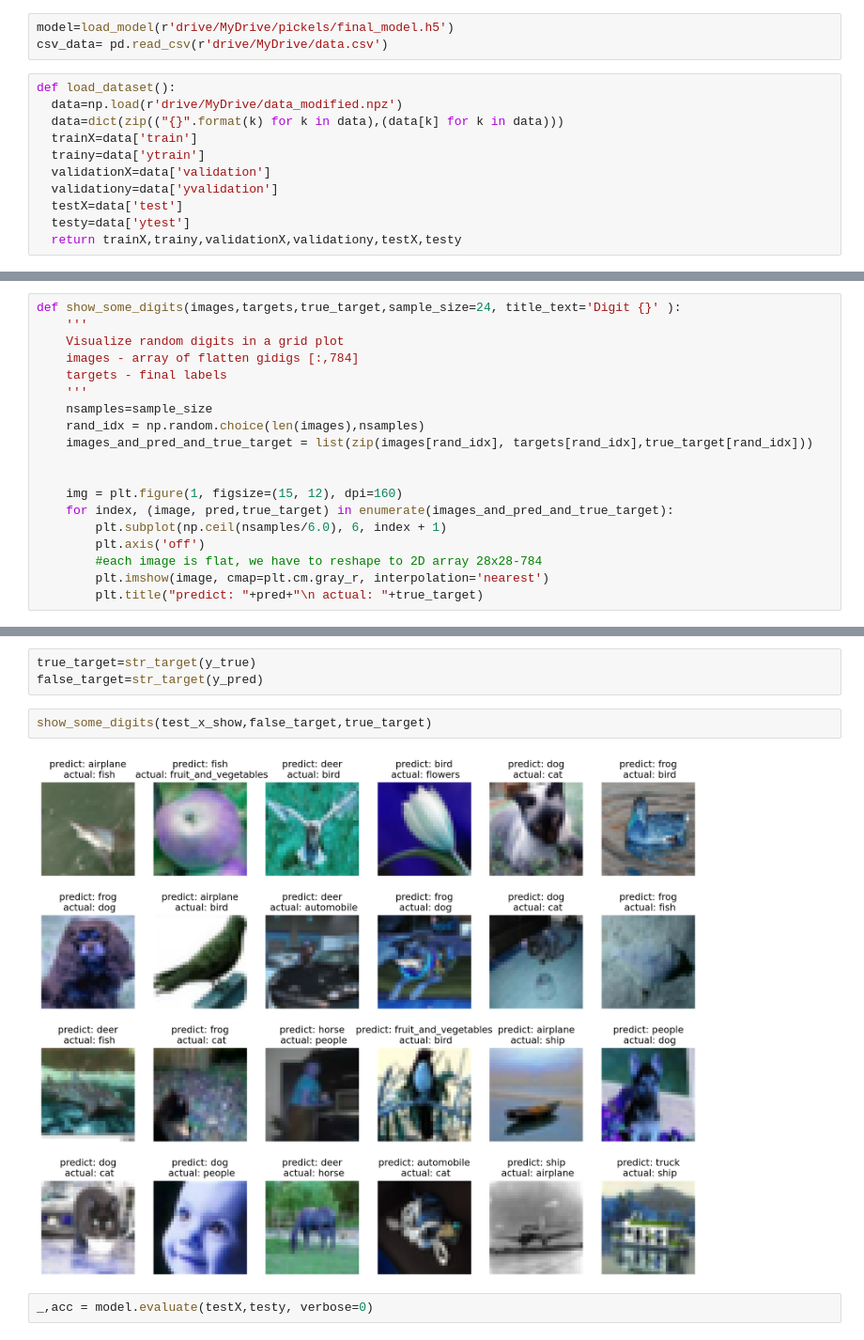
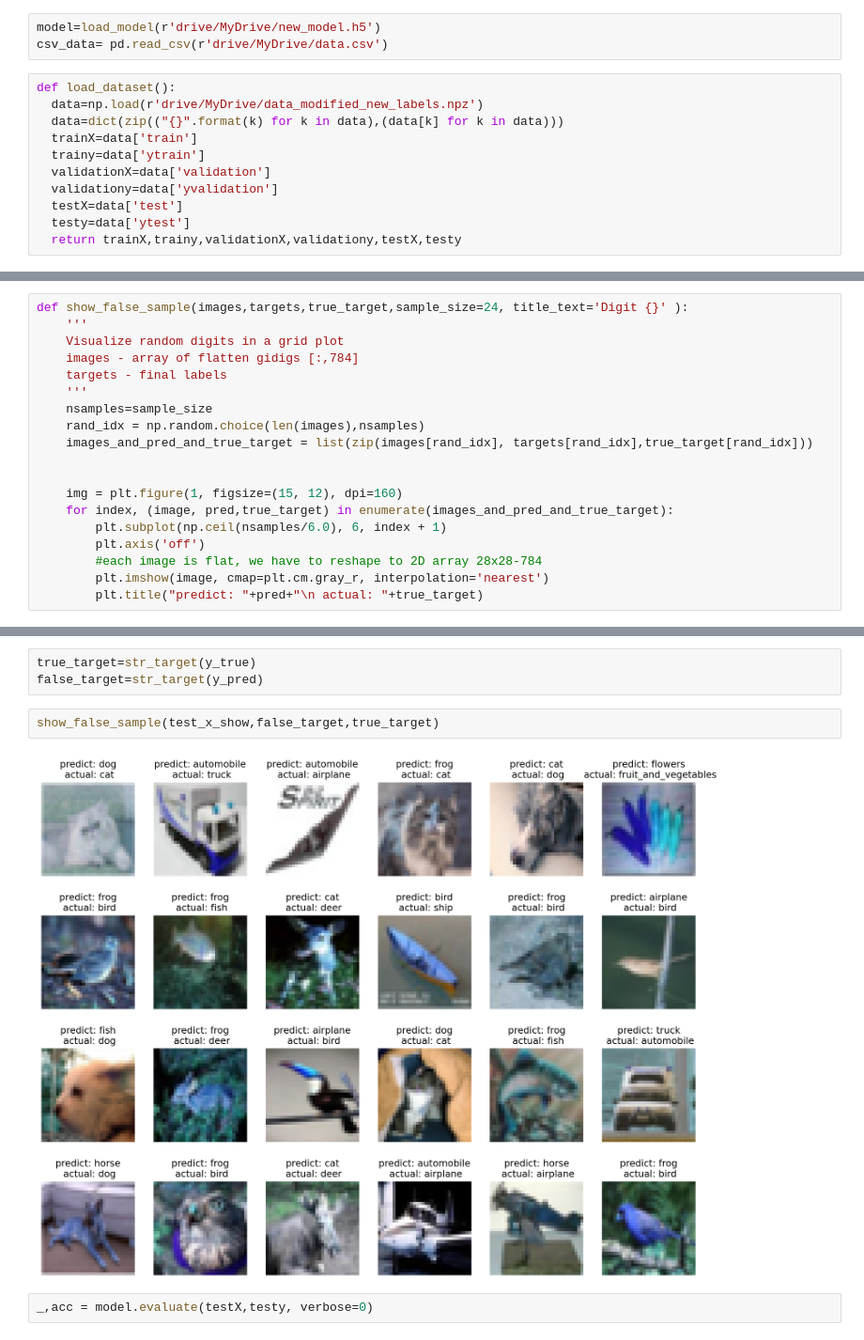
Before and after one commit to 2022Group3/projectNotebooks, a Jupyter notebook: analize_model.ipynb, the cells around one changed output, grey strips where cells are left out. Shown at 94% size. Drawn from its saved outputs; the diff is of its cells as text.

```diff
--- a/analize_model.ipynb
+++ b/analize_model.ipynb
@@ -28,9 +28,9 @@ MessageError: ignored
 # %%
-model=load_model(r'drive/MyDrive/pickels/final_model.h5')
+model=load_model(r'drive/MyDrive/new_model.h5')
 csv_data= pd.read_csv(r'drive/MyDrive/data.csv')
 # %%
 def load_dataset():
-  data=np.load(r'drive/MyDrive/data_modified.npz')
+  data=np.load(r'drive/MyDrive/data_modified_new_labels.npz')
   data=dict(zip(("{}".format(k) for k in data),(data[k] for k in data)))
   trainX=data['train']
   trainy=data['ytrain']
@@ -232,7 +250,7 @@ def something_from_false_predict(param,errors):
   res=np.array(res)
   return res
 # %%
-def show_some_digits(images,targets,true_target,sample_size=24, title_text='Digit {}' ):
+def show_false_sample(images,targets,true_target,sample_size=24, title_text='Digit {}' ):
     '''
     Visualize random digits in a grid plot
     images - array of flatten gidigs [:,784]
@@ -268,9 +286,9 @@ def str_target(label_number):
 true_target=str_target(y_true)
 false_target=str_target(y_pred)
 # %%
-show_some_digits(test_x_show,false_target,true_target)
+show_false_sample(test_x_show,false_target,true_target)
 # %% [output]
-[figure, old version]
+[figure, new version]
 # %%
 _,acc = model.evaluate(testX,testy, verbose=0)
 # %%
```
Also changed, not shown: parts of 27 cells of this notebook.
